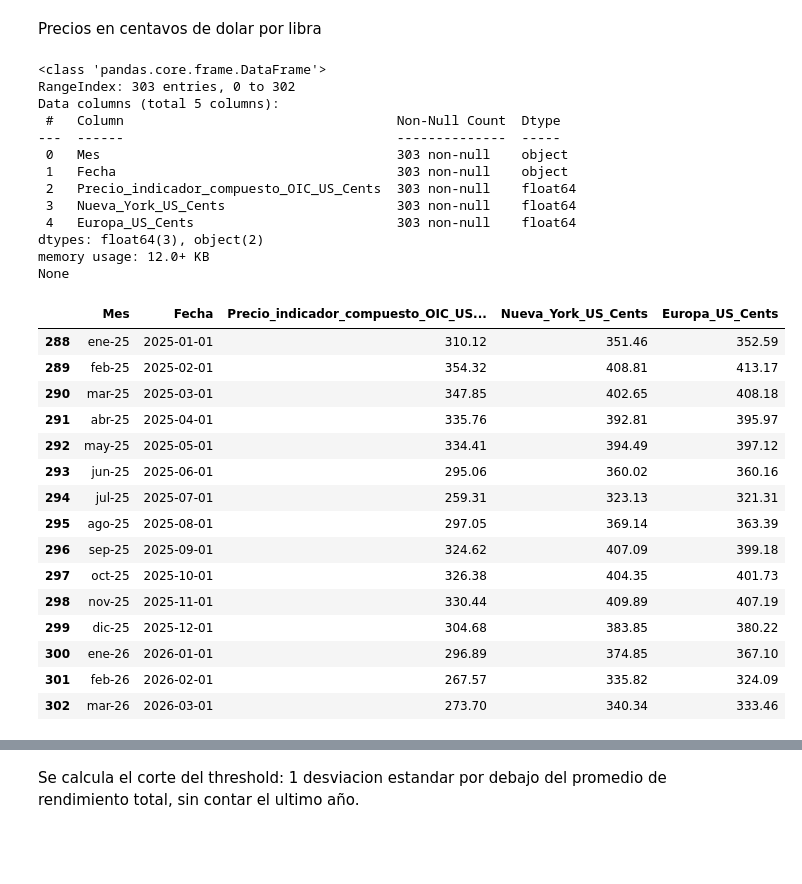
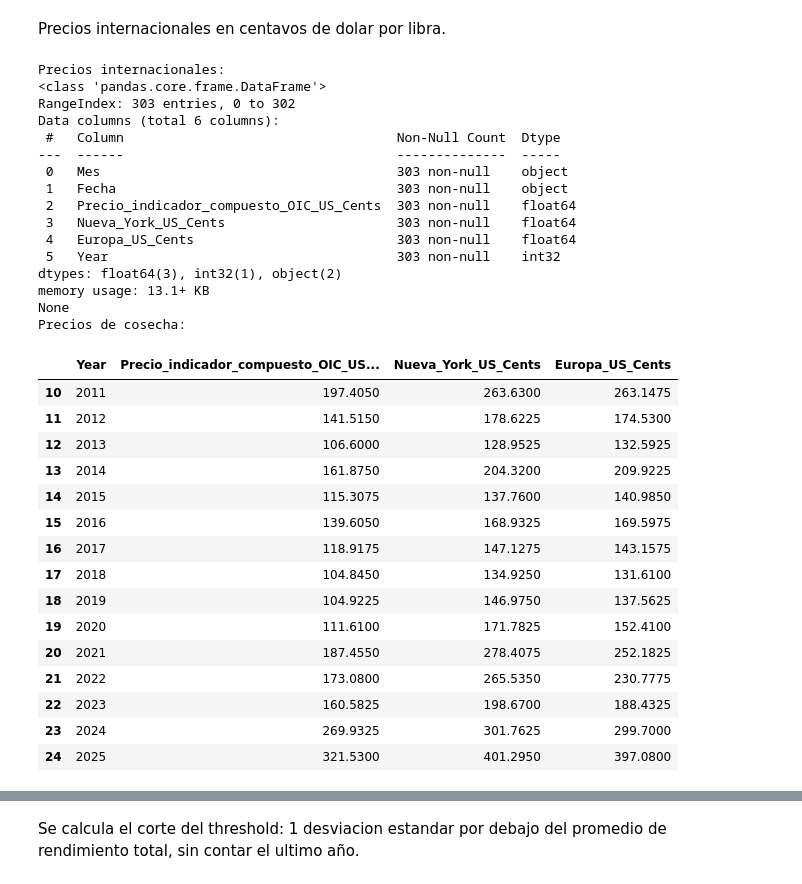
Before and after one commit to spulidov91/clima_cafe_v1, a Jupyter notebook: Notebooks/4_Politica.ipynb, the cells around one changed output, grey strips where cells are left out. Cells and saved outputs as stored; diff of their text form; code cells hidden in the pictures; blank space fills up the shorter version.

Commit message:
Adicion de funcion de calculo de precios

```diff
--- a/Notebooks/4_Politica.ipynb
+++ b/Notebooks/4_Politica.ipynb
@@ -4,36 +39,45 @@ import numpy as np
 # %% [markdown]
-Precios en centavos de dolar por libra
+Precios internacionales en centavos de dolar por libra.
 # %%
 precios = pd.read_csv('../Data anual/Precios.csv')
+precios['Year'] = precios['Fecha'].astype(str).str[:4].astype(int)
+precios['Mes'] = precios['Fecha'].astype(str).str[5:7]
+print("Precios internacionales:")
 print(precios.info())
-precios.tail(15)
+precios_cosecha = precios[precios['Mes'].isin(['09','10','11','12'])].groupby('Year')[['Precio_indicador_compuesto_OIC_US_Cents', 'Nueva_York_US_Cents', 'Europa_US_Cents']].mean()
+precios_cosecha.reset_index(inplace=True)
+print("Precios de cosecha:")
+precios_cosecha.tail(15)
 # %% [output]
+Precios internacionales:
 <class 'pandas.core.frame.DataFrame'>
 RangeIndex: 303 entries, 0 to 302
-Data columns (total 5 columns):
+Data columns (total 6 columns):
  #   Column                                   Non-Null Count  Dtype
 ---  ------                                   --------------  -----
  0   Mes                                      303 non-null    object
  1   Fecha                                    303 non-null    object
  2   Precio_indicador_compuesto_OIC_US_Cents  303 non-null    float64
  3   Nueva_York_US_Cents                      303 non-null    float64
  4   Europa_US_Cents                          303 non-null    float64
-dtypes: float64(3), object(2)
-memory usage: 12.0+ KB
+ 5   Year                                     303 non-null    int32
+dtypes: float64(3), int32(1), object(2)
+memory usage: 13.1+ KB
 None
+Precios de cosecha:
-|  | Mes | Fecha | Precio_indicador_compuesto_OIC_US... | Nueva_York_US_Cents | Europa_US_Cents |
-| 288 | ene-25 | 2025-01-01 | 310.12 | 351.46 | 352.59 |
-| 289 | feb-25 | 2025-02-01 | 354.32 | 408.81 | 413.17 |
-| 290 | mar-25 | 2025-03-01 | 347.85 | 402.65 | 408.18 |
-| 291 | abr-25 | 2025-04-01 | 335.76 | 392.81 | 395.97 |
-| 292 | may-25 | 2025-05-01 | 334.41 | 394.49 | 397.12 |
-| 293 | jun-25 | 2025-06-01 | 295.06 | 360.02 | 360.16 |
-| 294 | jul-25 | 2025-07-01 | 259.31 | 323.13 | 321.31 |
-| 295 | ago-25 | 2025-08-01 | 297.05 | 369.14 | 363.39 |
-| 296 | sep-25 | 2025-09-01 | 324.62 | 407.09 | 399.18 |
-| 297 | oct-25 | 2025-10-01 | 326.38 | 404.35 | 401.73 |
-| 298 | nov-25 | 2025-11-01 | 330.44 | 409.89 | 407.19 |
-| 299 | dic-25 | 2025-12-01 | 304.68 | 383.85 | 380.22 |
-| 300 | ene-26 | 2026-01-01 | 296.89 | 374.85 | 367.10 |
-| 301 | feb-26 | 2026-02-01 | 267.57 | 335.82 | 324.09 |
-| 302 | mar-26 | 2026-03-01 | 273.70 | 340.34 | 333.46 |
+|  | Year | Precio_indicador_compuesto_OIC_US... | Nueva_York_US_Cents | Europa_US_Cents |
+| 10 | 2011 | 197.4050 | 263.6300 | 263.1475 |
+| 11 | 2012 | 141.5150 | 178.6225 | 174.5300 |
+| 12 | 2013 | 106.6000 | 128.9525 | 132.5925 |
+| 13 | 2014 | 161.8750 | 204.3200 | 209.9225 |
+| 14 | 2015 | 115.3075 | 137.7600 | 140.9850 |
+| 15 | 2016 | 139.6050 | 168.9325 | 169.5975 |
+| 16 | 2017 | 118.9175 | 147.1275 | 143.1575 |
+| 17 | 2018 | 104.8450 | 134.9250 | 131.6100 |
+| 18 | 2019 | 104.9225 | 146.9750 | 137.5625 |
+| 19 | 2020 | 111.6100 | 171.7825 | 152.4100 |
+| 20 | 2021 | 187.4550 | 278.4075 | 252.1825 |
+| 21 | 2022 | 173.0800 | 265.5350 | 230.7775 |
+| 22 | 2023 | 160.5825 | 198.6700 | 188.4325 |
+| 23 | 2024 | 269.9325 | 301.7625 | 299.7000 |
+| 24 | 2025 | 321.5300 | 401.2950 | 397.0800 |
```
Also changed, not shown: parts of 13 cells of this notebook, 1 other file.
